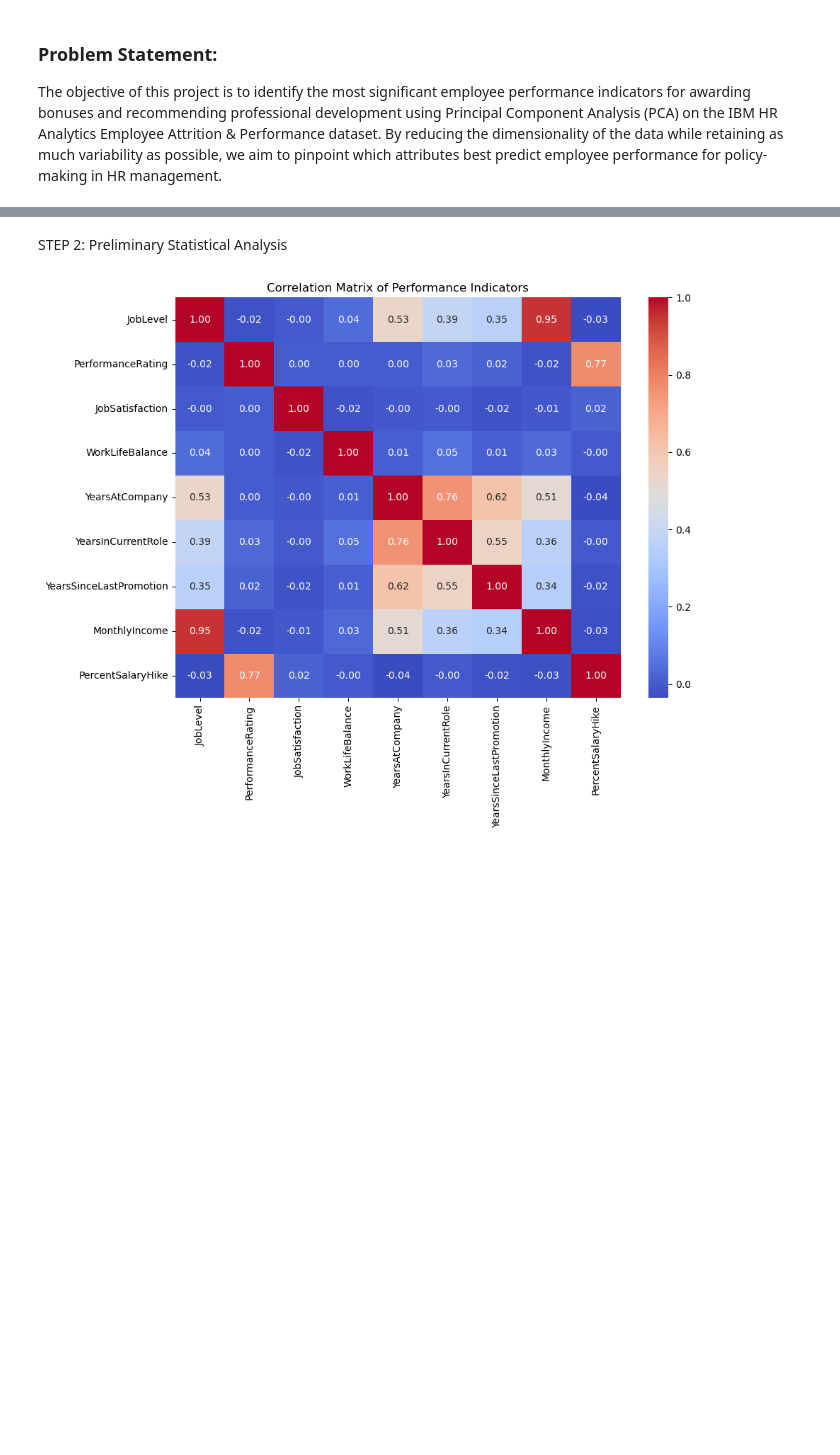
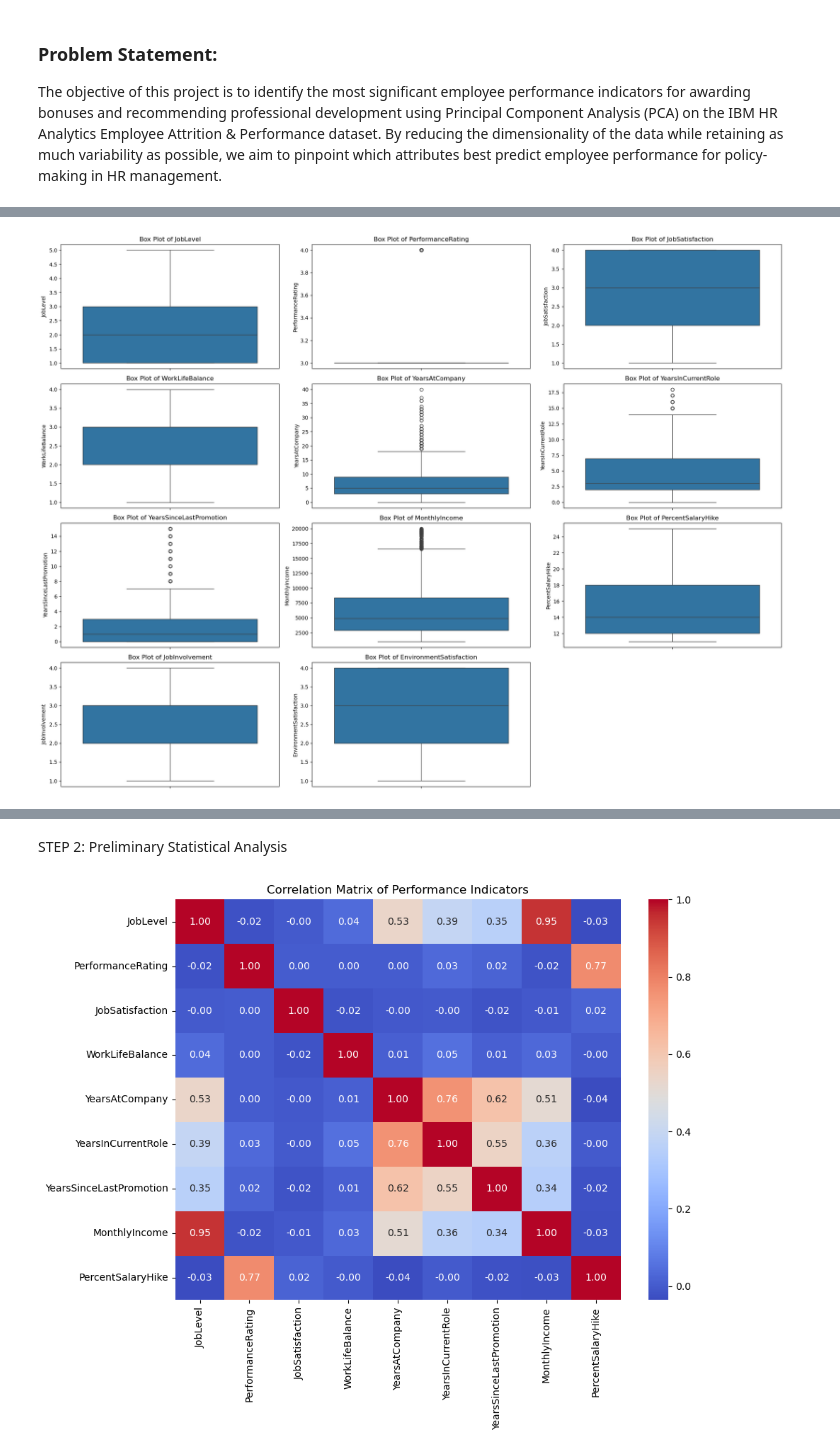
Before and after one commit to rixspaghetti/CST425-VeryLargeInfoSystems, a Jupyter notebook: HumanResourceAnalytics/main.ipynb, the cells around one changed output, grey strips where cells are left out. Saved outputs shown, nothing was run; the diff lists cells and outputs as text; code cells hidden in the pictures; blank space fills up the shorter version.

```diff
--- a/HumanResourceAnalytics/main.ipynb
+++ b/HumanResourceAnalytics/main.ipynb
@@ -62,0 +94,13 @@ dtype: int64
+# %%
+# 2. Box Plots to Identify Outliers
+# Why: Outliers can significantly impact PCA results and should be identified early
+# PCA is sensitive to outliers as they can disproportionately influence the direction of principal components
+plt.figure(figsize=(20, 15))
+for i, var in enumerate(performance_vars):
+    plt.subplot(4, 3, i+1)
+    sns.boxplot(y=df[var])
+    plt.title(f'Box Plot of {var}')
+    plt.tight_layout()
+plt.show()
+# %% [output]
+[figure, added]
```
Also changed, not shown: parts of 13 cells of this notebook.
